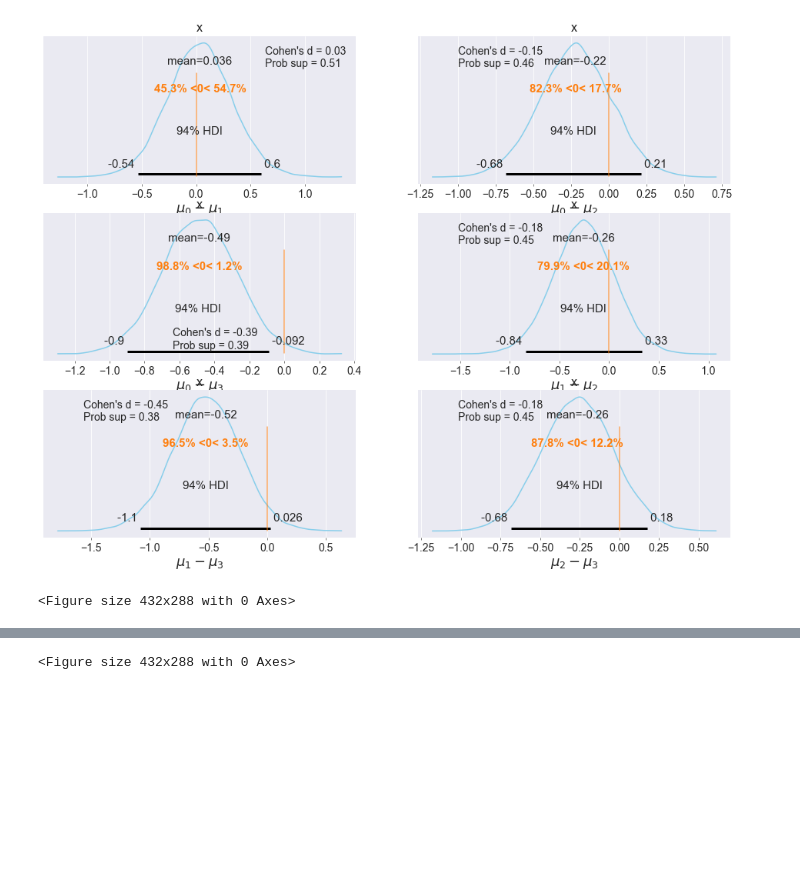
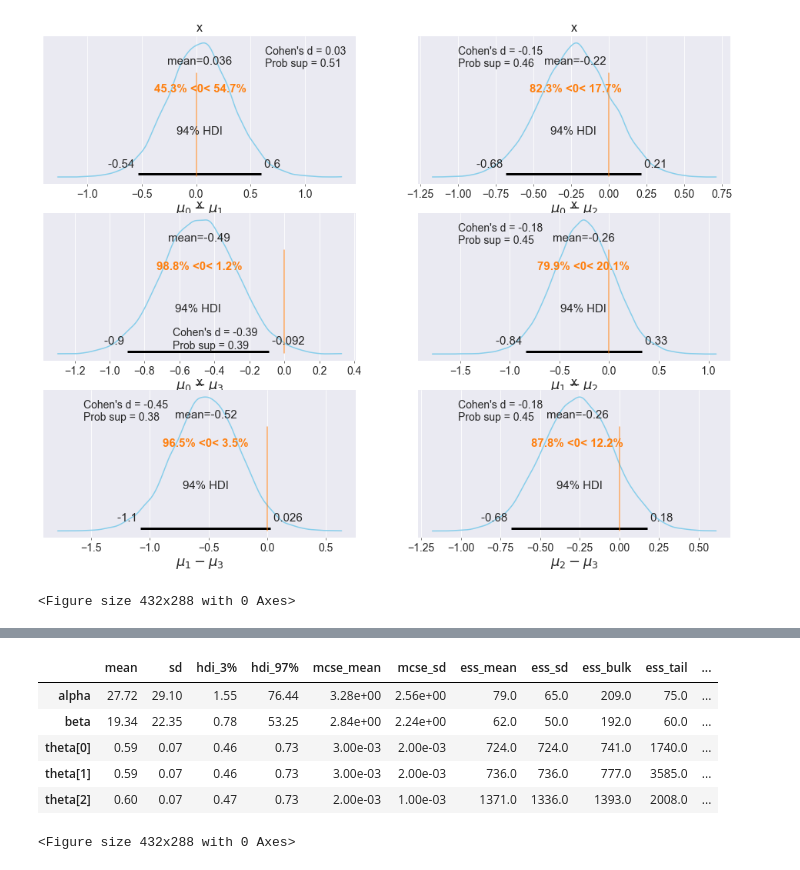
Before and after one commit to kojik-umich/BAP, a Jupyter notebook: my_Chapter3.ipynb, the cells around one changed output, grey strips where cells are left out. Drawn from its saved outputs; the diff is of its cells as text; code cells hidden in the pictures; blank space fills up the shorter version.

```diff
--- a/my_Chapter3.ipynb
+++ b/my_Chapter3.ipynb
@@ -233,0 +289,3 @@ The number of effective samples is smaller than 10% for some parameters.
+# %%
+with model_h:
+  trace_h = pm.sample(2000)
@@ -234,3 +315,12 @@ The number of effective samples is smaller than 10% for some parameters.
+# %%
+pm.summary(chain_h)
+# %% [output]
+|  | mean | sd | hdi_3% | hdi_97% | mcse_mean | mcse_sd | ess_mean | ess_sd | ess_bulk | ess_tail | ... |
+| alpha | 27.72 | 29.10 | 1.55 | 76.44 | 3.28e+00 | 2.56e+00 | 79.0 | 65.0 | 209.0 | 75.0 | ... |
+| beta | 19.34 | 22.35 | 0.78 | 53.25 | 2.84e+00 | 2.24e+00 | 62.0 | 50.0 | 192.0 | 60.0 | ... |
+| theta[0] | 0.59 | 0.07 | 0.46 | 0.73 | 3.00e-03 | 2.00e-03 | 724.0 | 724.0 | 741.0 | 1740.0 | ... |
+| theta[1] | 0.59 | 0.07 | 0.46 | 0.73 | 3.00e-03 | 2.00e-03 | 736.0 | 736.0 | 777.0 | 3585.0 | ... |
+| theta[2] | 0.60 | 0.07 | 0.47 | 0.73 | 2.00e-03 | 1.00e-03 | 1371.0 | 1336.0 | 1393.0 | 2008.0 | ... |
 # %%
 x = np.linspace(0, 1, 100)
 for i in np.random.randint(0, len(chain_h), size=100):
```
Also changed, not shown: parts of 20 cells of this notebook, 12 other files.
